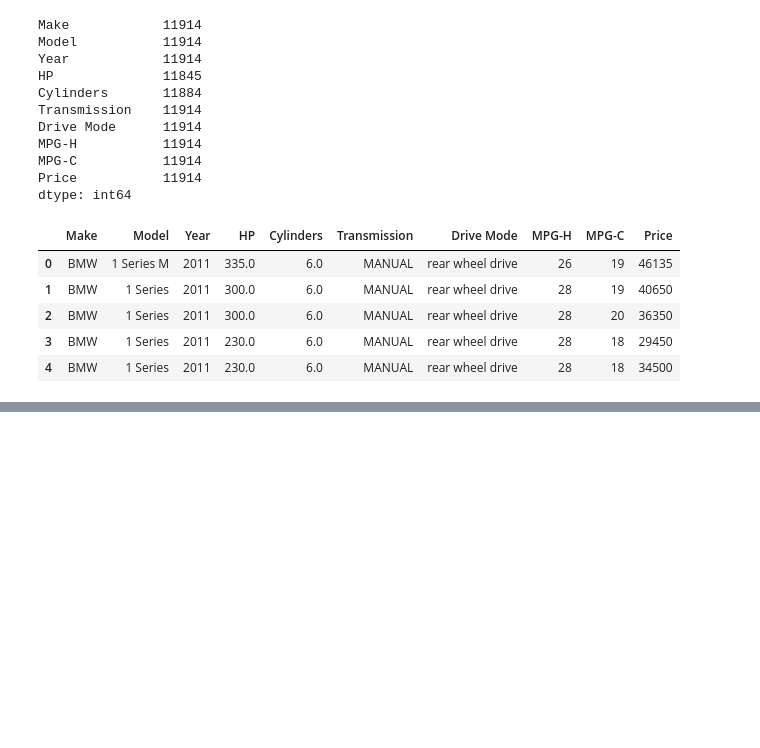
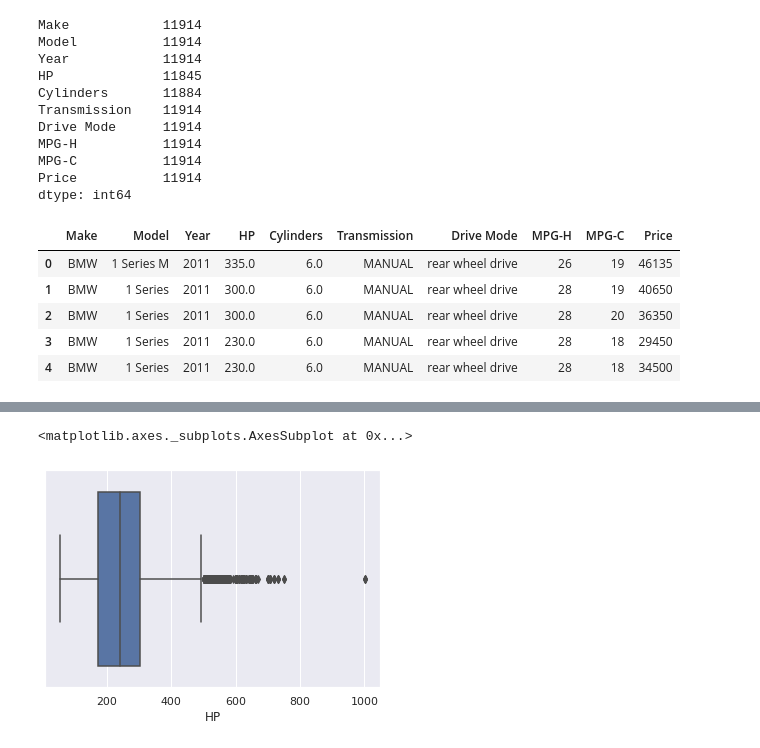
Before and after one commit to 224986/ASE_Ciencia_de_Datos, a Jupyter notebook: Untitled5.ipynb, the cells around one changed output, grey strips where cells are left out. Cells and saved outputs as stored; diff of their text form; code cells hidden in the pictures; blank space fills up the shorter version.

```diff
--- a/Untitled5.ipynb
+++ b/Untitled5.ipynb
@@ -116,0 +192,5 @@ df.head(5)
+# %%
+sns.boxplot(x=df["HP"])
+# %% [output]
+<matplotlib.axes._subplots.AxesSubplot at 0x...>
+[figure, added]
```
Also changed, not shown: parts of 13 cells of this notebook.
